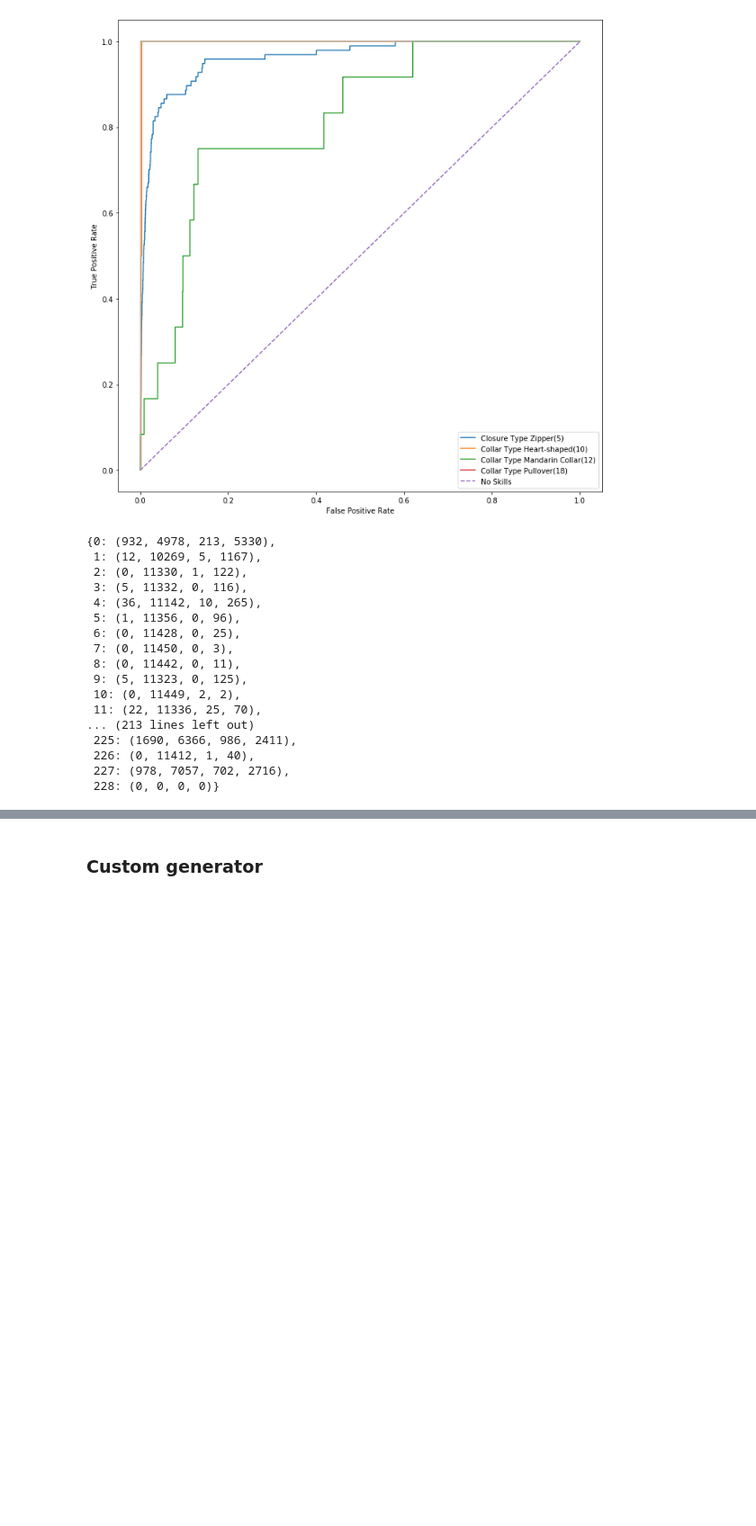
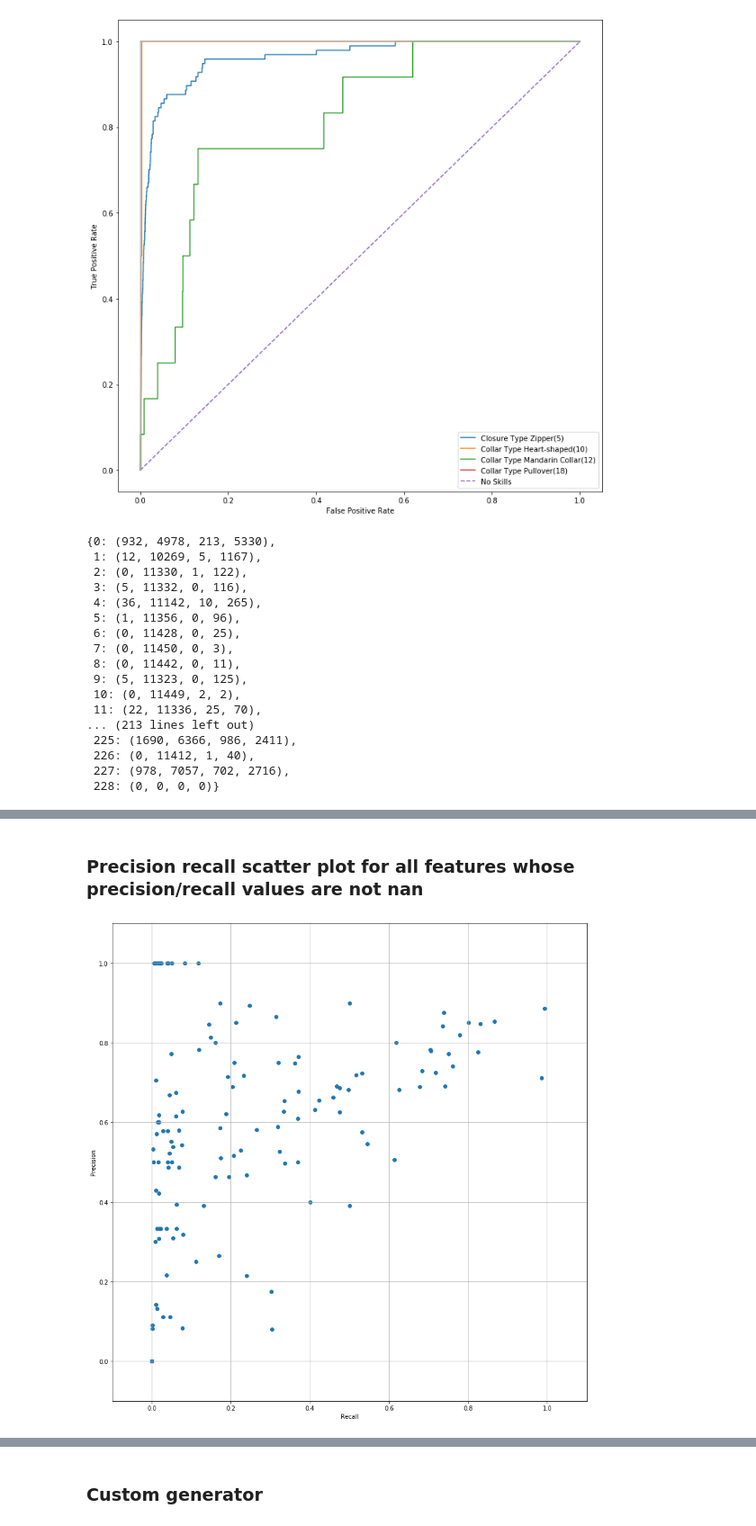
Before and after one commit to dsahoo-ilambda/features_detection, a Jupyter notebook: Attribute_detection_plot.ipynb, the cells around one changed output, grey strips where cells are left out. Shown at 90% size. Cells and saved outputs as stored; diff of their text form; code cells hidden in the pictures; blank space fills up the shorter version.

```diff
--- a/Attribute_detection_plot.ipynb
+++ b/Attribute_detection_plot.ipynb
@@ -223,6 +224,9 @@ def result_classifications(actuals, preds, threshold=0.5):
     return classifications
 
 def calculate_pres_recall(actuals, preds, classifications=None, threshold=0.5):
+    """
+    :return: Returns a dict of key=feature_id and value=(precision, recall)
+    """
     precision_recall_report = dict()
     if not classifications:
         classifications = result_classifications(actuals, preds, threshold=threshold)
@@ -321,0 +330,16 @@ pres_rec_preds_new_1
+# %% [markdown]
+### Precision recall scatter plot for all features whose precision/recall values are not nan
+# %%
+precisions = np.nan_to_num([p[0] for p in pres_rec_preds_new_1.values()])
+recalls = np.nan_to_num([p[1] for p in pres_rec_preds_new_1.values()])
+plt.figure(figsize=(12,12))
+plt.scatter(recalls, precisions, marker='o')
+plt.xlabel("Recall")
+plt.ylabel("Precision")
+plt.tight_layout()
+plt.xlim(-0.1,1.1)
+plt.ylim(-0.1, 1.1)
+plt.grid()
+plt.show()
+# %% [output]
+[figure, added]
```
Also changed, not shown: parts of 19 cells of this notebook.
